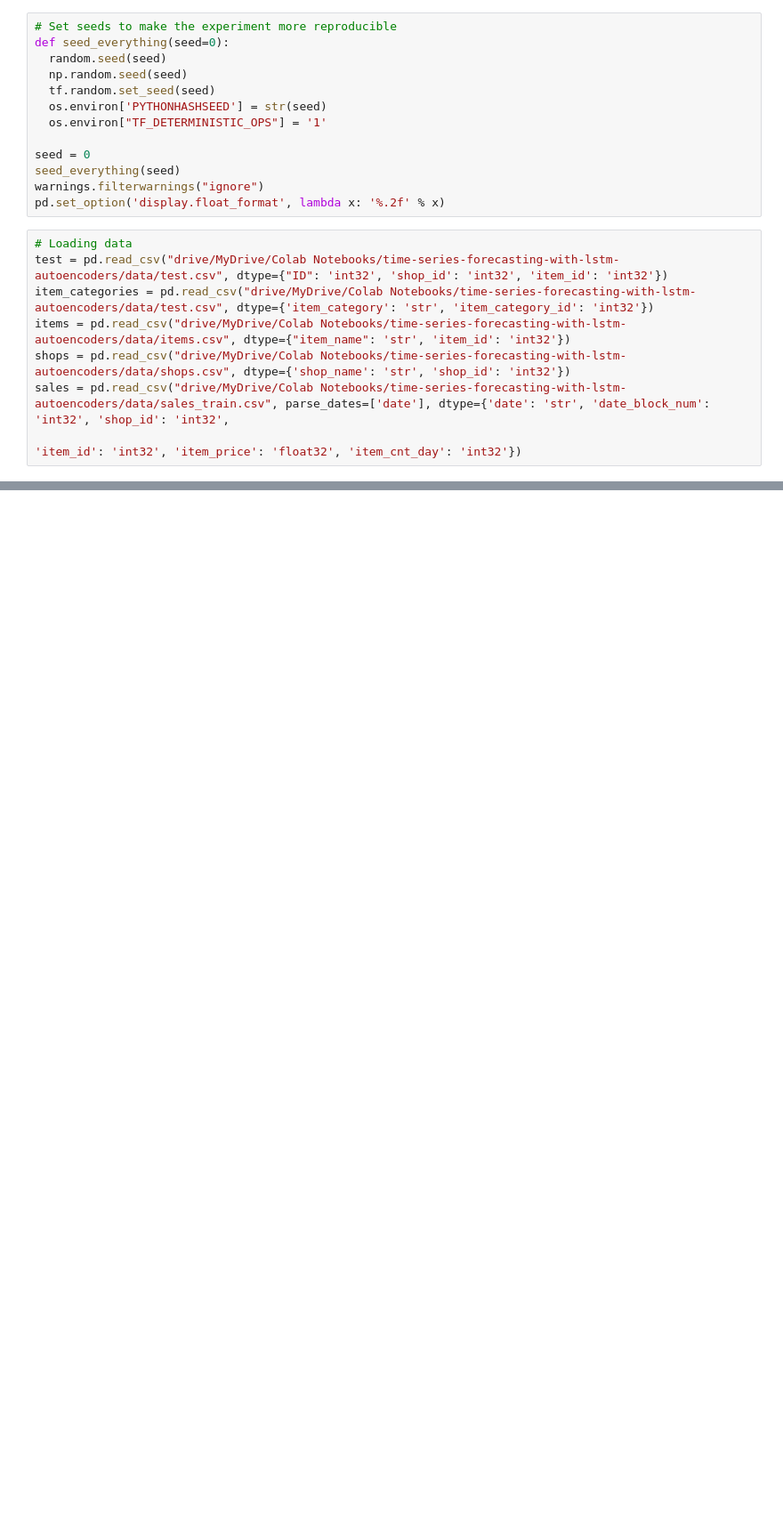
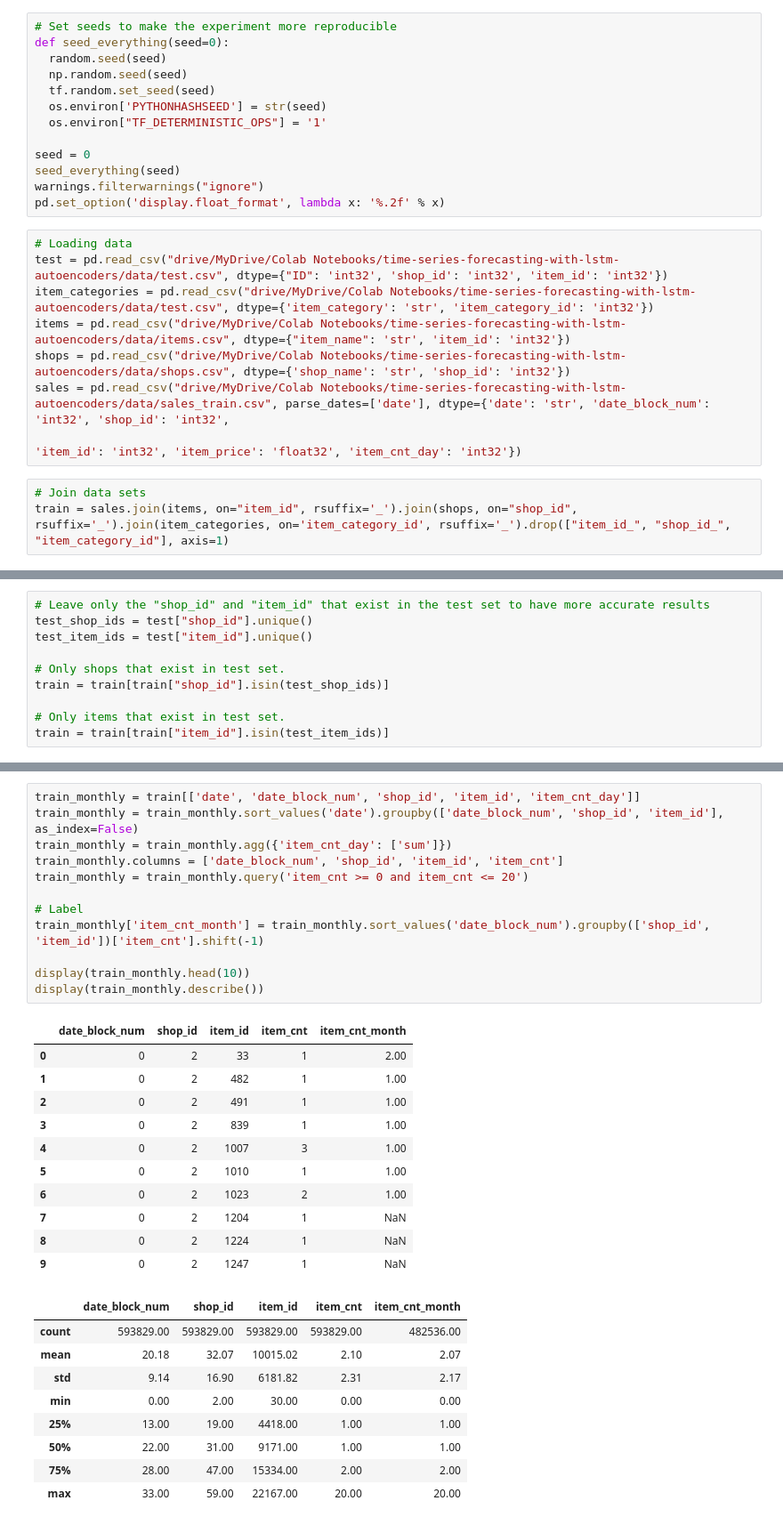
Before and after one commit to AiJared/time-series-forecasting-with-lstm-autoencoders, a Jupyter notebook: Time_Series_Forecasting_with_LSTM_Autoencoders.ipynb, the cells around one changed output, grey strips where cells are left out. Shown: that part at 89% size. Cells and saved outputs as stored; diff of their text form; blank space fills up the shorter version.

Commit message:
Data Preprocessing

```diff
--- a/Time_Series_Forecasting_with_LSTM_Autoencoders.ipynb
+++ b/Time_Series_Forecasting_with_LSTM_Autoencoders.ipynb
@@ -58,3 +58,6 @@ items = pd.read_csv("drive/MyDrive/Colab Notebooks/time-series-forecasting-with-
 shops = pd.read_csv("drive/MyDrive/Colab Notebooks/time-series-forecasting-with-lstm-autoencoders/data/shops.csv", dtype={'shop_name': 'str', 'shop_id': 'int32'})
 sales = pd.read_csv("drive/MyDrive/Colab Notebooks/time-series-forecasting-with-lstm-autoencoders/data/sales_train.csv", parse_dates=['date'], dtype={'date': 'str', 'date_block_num': 'int32', 'shop_id': 'int32',
                                                                                                                                                  'item_id': 'int32', 'item_price': 'float32', 'item_cnt_day': 'int32'})
+# %%
+# Join data sets
+train = sales.join(items, on="item_id", rsuffix='_').join(shops, on="shop_id", rsuffix='_').join(item_categories, on='item_category_id', rsuffix='_').drop(["item_id_", "shop_id_", "item_category_id"], axis=1)
@@ -60,0 +96,10 @@ sales = pd.read_csv("drive/MyDrive/Colab Notebooks/time-series-forecasting-with-
+# %%
+# Leave only the "shop_id" and "item_id" that exist in the test set to have more accurate results
+test_shop_ids = test["shop_id"].unique()
+test_item_ids = test["item_id"].unique()
+
+# Only shops that exist in test set.
+train = train[train["shop_id"].isin(test_shop_ids)]
+
+# Only items that exist in test set.
+train = train[train["item_id"].isin(test_item_ids)]
@@ -60,0 +112,33 @@ sales = pd.read_csv("drive/MyDrive/Colab Notebooks/time-series-forecasting-with-
+# %%
+train_monthly = train[['date', 'date_block_num', 'shop_id', 'item_id', 'item_cnt_day']]
+train_monthly = train_monthly.sort_values('date').groupby(['date_block_num', 'shop_id', 'item_id'], as_index=False)
+train_monthly = train_monthly.agg({'item_cnt_day': ['sum']})
+train_monthly.columns = ['date_block_num', 'shop_id', 'item_id', 'item_cnt']
+train_monthly = train_monthly.query('item_cnt >= 0 and item_cnt <= 20')
+
+# Label
+train_monthly['item_cnt_month'] = train_monthly.sort_values('date_block_num').groupby(['shop_id', 'item_id'])['item_cnt'].shift(-1)
+
+display(train_monthly.head(10))
+display(train_monthly.describe())
+# %% [output]
+|  | date_block_num | shop_id | item_id | item_cnt | item_cnt_month |
+| 0 | 0 | 2 | 33 | 1 | 2.00 |
+| 1 | 0 | 2 | 482 | 1 | 1.00 |
+| 2 | 0 | 2 | 491 | 1 | 1.00 |
+| 3 | 0 | 2 | 839 | 1 | 1.00 |
+| 4 | 0 | 2 | 1007 | 3 | 1.00 |
+| 5 | 0 | 2 | 1010 | 1 | 1.00 |
+| 6 | 0 | 2 | 1023 | 2 | 1.00 |
+| 7 | 0 | 2 | 1204 | 1 | NaN |
+| 8 | 0 | 2 | 1224 | 1 | NaN |
+| 9 | 0 | 2 | 1247 | 1 | NaN |
+|  | date_block_num | shop_id | item_id | item_cnt | item_cnt_month |
+| count | 593829.00 | 593829.00 | 593829.00 | 593829.00 | 482536.00 |
+| mean | 20.18 | 32.07 | 10015.02 | 2.10 | 2.07 |
+| std | 9.14 | 16.90 | 6181.82 | 2.31 | 2.17 |
+| min | 0.00 | 2.00 | 30.00 | 0.00 | 0.00 |
+| 25% | 13.00 | 19.00 | 4418.00 | 1.00 | 1.00 |
+| 50% | 22.00 | 31.00 | 9171.00 | 1.00 | 1.00 |
+| 75% | 28.00 | 47.00 | 15334.00 | 2.00 | 2.00 |
+| max | 33.00 | 59.00 | 22167.00 | 20.00 | 20.00 |
```
Also changed, not shown: parts of 3 cells of this notebook.
